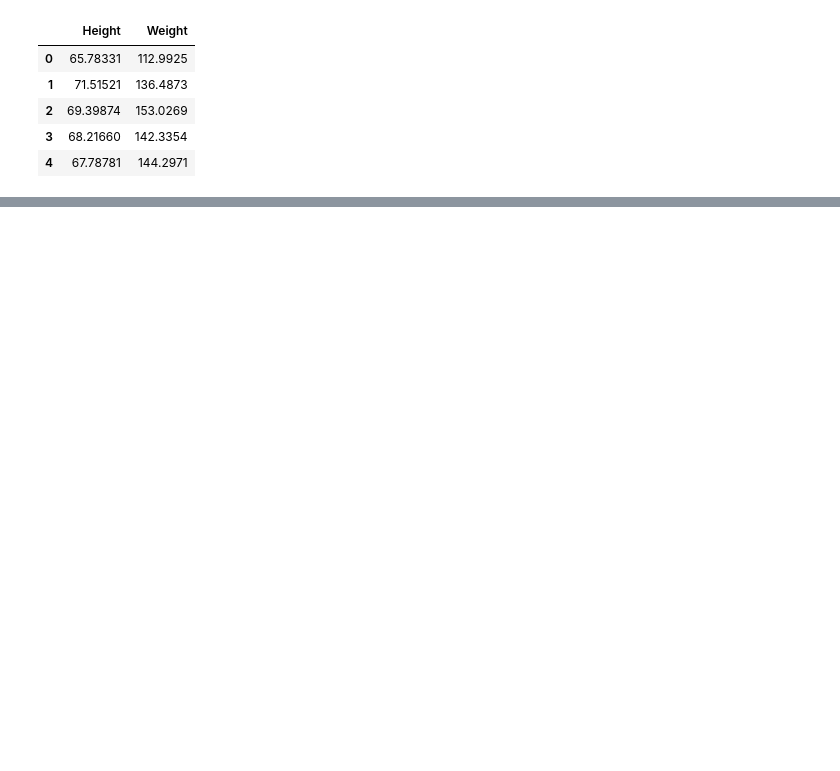
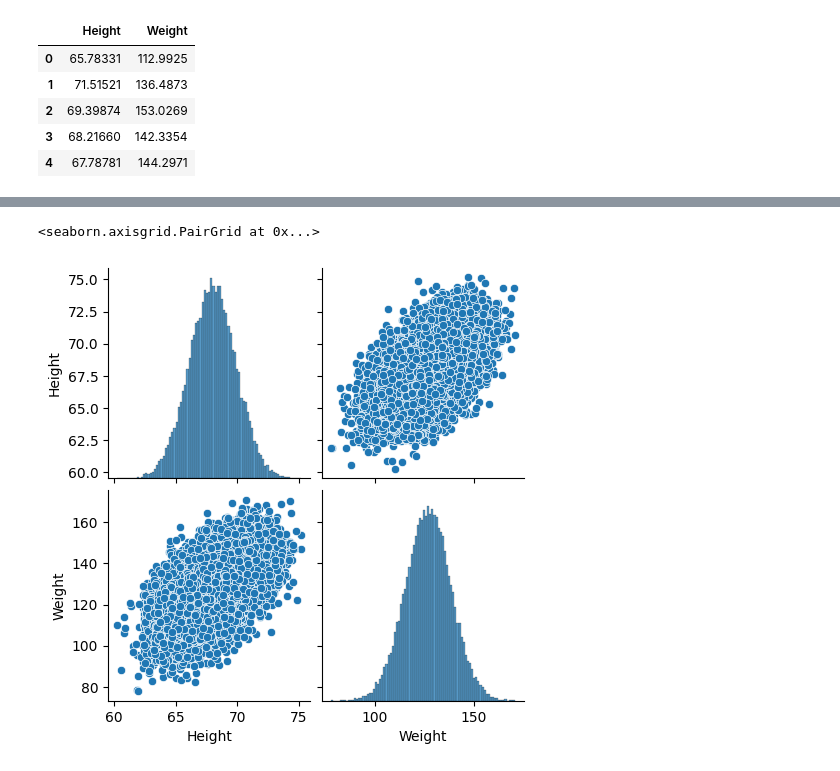
Before and after one commit to amarnath2706/Machine-Learning, a Jupyter notebook: Simple Linear Regression/simple_linear_regression.ipynb, the cells around one changed output, grey strips where cells are left out. Cells and saved outputs as stored; diff of their text form; code cells hidden in the pictures; blank space fills up the shorter version.

```diff
--- a/Simple Linear Regression/simple_linear_regression.ipynb
+++ b/Simple Linear Regression/simple_linear_regression.ipynb
@@ -15,0 +31,7 @@ df.head()
+# %%
+ #Seaborn
+import seaborn as sns
+sns.pairplot(df)
+# %% [output]
+<seaborn.axisgrid.PairGrid at 0x...>
+[figure, added]
```
Also changed, not shown: parts of 3 cells of this notebook.
